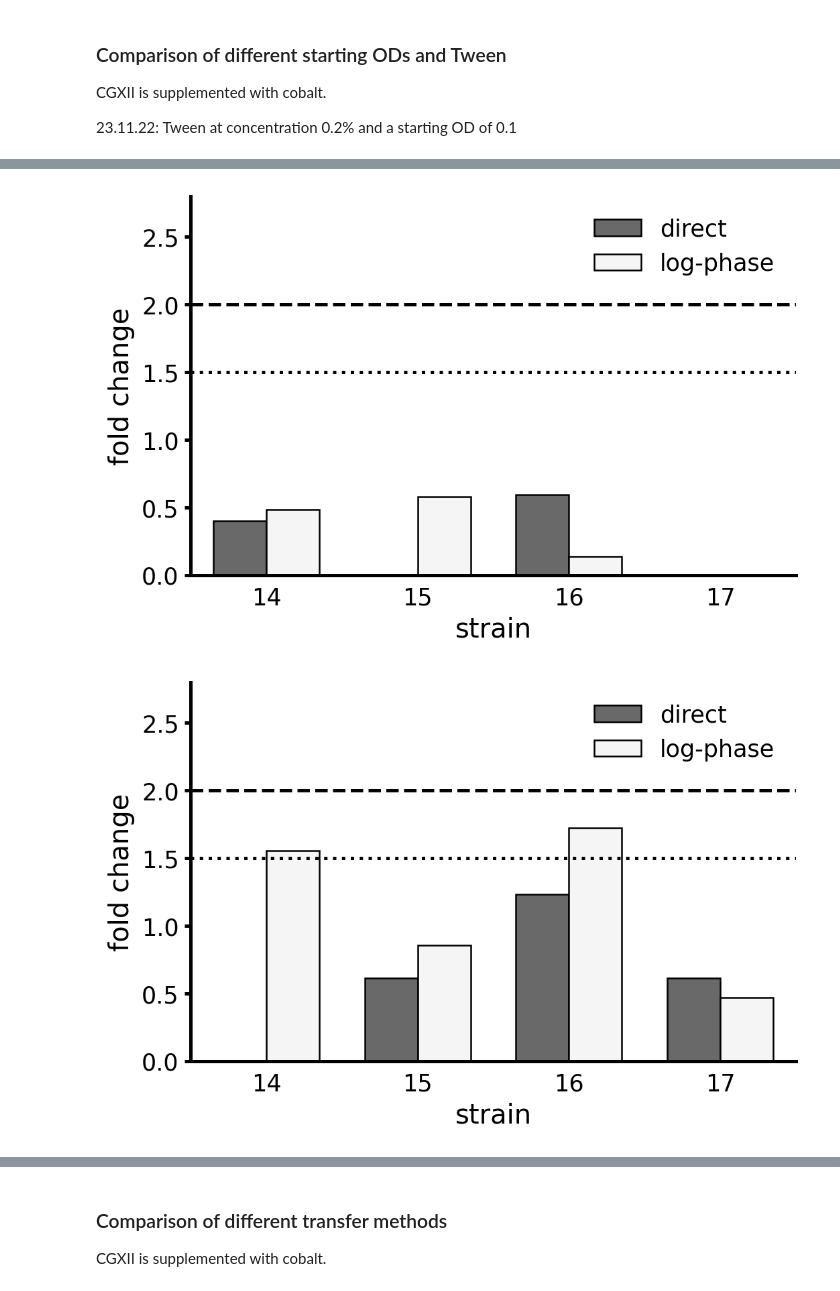
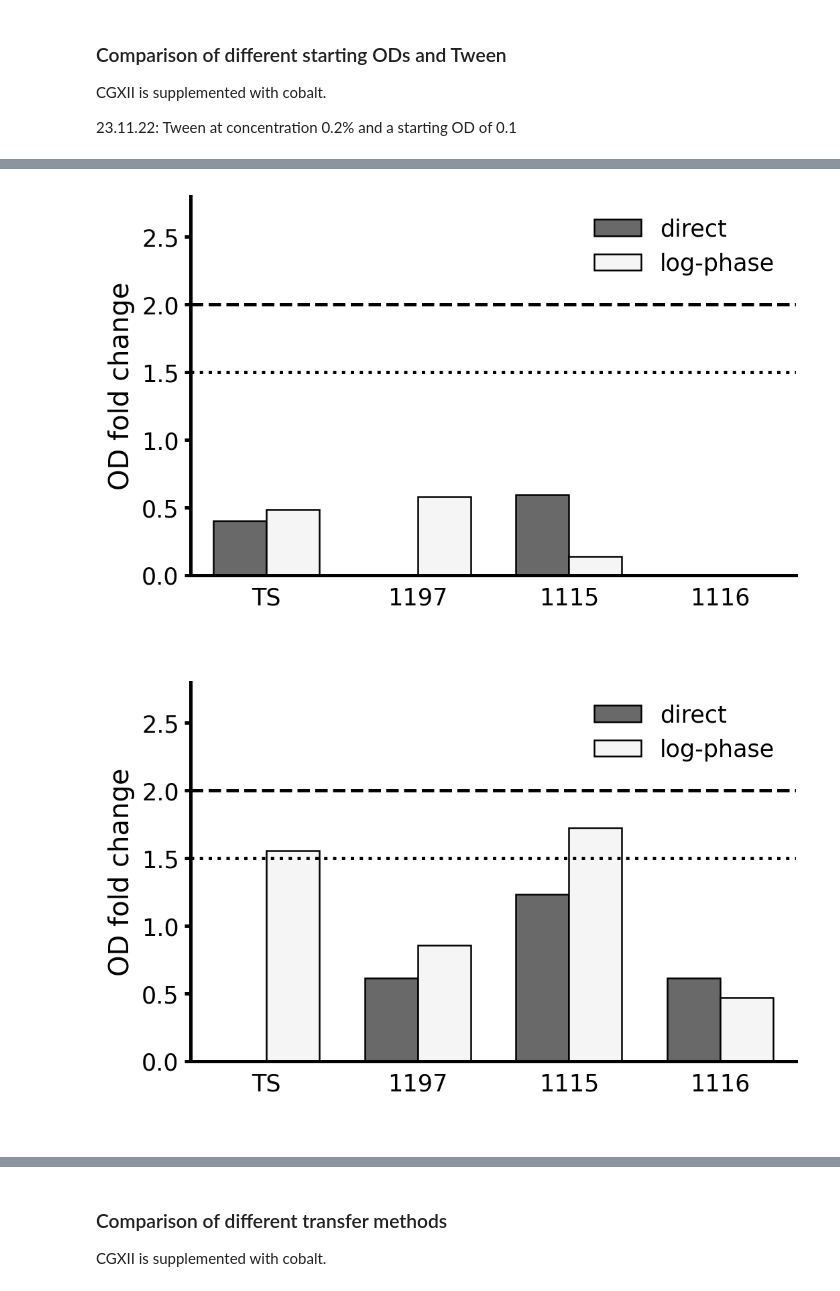
Before and after one commit to draeger-lab/C_striatum_wetlab, a Jupyter notebook: binary_growth_phenotypes/code/growth_binary.ipynb, the cells around one changed output, grey strips where cells are left out. Saved outputs shown, nothing was run; the diff lists cells and outputs as text; code cells hidden in the pictures.

```diff
--- a/binary_growth_phenotypes/code/growth_binary.ipynb
+++ b/binary_growth_phenotypes/code/growth_binary.ipynb
@@ -100,0 +114,11 @@ for strain in ['14', '15', '16', '17']:
+# %%
+plt.close('all')
+ax = sns.barplot(x=new['strain'], y=new['OD'], data=new, hue="time",
+                 edgecolor='k', palette=[greys[0], greys[8]],
+                capsize=.15, errwidth=1, errcolor='k',)
+plt.tick_params(bottom=False)
+plt.ylabel(r'OD$_{600}$')
+plt.xlabel(' ')
+plt.legend()#handleheight=2.2, handlelength=4, loc='upper left')
+plt.tight_layout()
+plt.savefig('../figures/special_screening/CGXII_time_221117.png')
@@ -117,0 +133,12 @@ res
+# %%
+res = pd.read_csv('../data/raw/2022-11-23_CGXII_allNoRep.csv')
+strains = ['14', '15', '16', '17']
+for strain in strains:
+    res[strain] = res[strain+'-24'] / res[strain+'-0']
+
+folds = res[strains].T
+folds.columns = res['mode']
+folds.reset_index(inplace=True)
+folds['index'].replace(STRAINS_LAB, inplace=True)
+folds.rename({'index': 'strain'}, axis=1, inplace=True)
+folds
@@ -118,34 +151,27 @@ res
 # %%
 plt.close('all')
-strains = ['14', '15', '16', '17']
-for strain in strains:
-    res[strain] = res[strain+'-24'] / res[strain+'-0']
-
-folds = res[strains].T
-folds.columns = res['mode']
-
 for modus in ['-0dot1', '-0dot3', '-0dot1-Tween']:
     fig, ax = plt.subplots()
-    vis = folds[['dir'+modus, 'log'+modus]].rename({'dir'+modus:'direct','log'+modus:'log-phase'}, axis=1).reset_index()
-    vis.plot.bar('index', 'direct', rot=0,
+    vis = folds[['strain', 'dir'+modus, 'log'+modus]].rename({'dir'+modus:'direct','log'+modus:'log-phase'}, axis=1).reset_index()
+    vis.plot.bar('strain', 'direct', rot=0,
                 edgecolor='k', #hatch=pat[4],
                 color=greys[0],
                 legend=False, ax=ax, position=1, width=0.35)
-    vis.plot.bar('index', 'log-phase', rot=0,
+    vis.plot.bar('strain', 'log-phase', rot=0,
                 edgecolor='k', #hatch=pat[4],
                 color=greys[8],
                 legend=False, ax=ax, position=0, width=0.35)
     plt.axhline(2, linestyle='dashed', color='k')
     plt.axhline(1.5, linestyle=':', color='k')
     plt.xlim((-0.5, len(vis)-0.5))
     plt.ylim((0,2.8))
-    plt.ylabel(r'fold change')
-    plt.xlabel('strain')
+    plt.ylabel(r'OD fold change')
+    plt.xlabel(' ')
     plt.tick_params(bottom=False)
     plt.legend()#handleheight=2.5, handlelength=3, ncol=2)#, loc='upper left')
     #plt.title(modus[1:])
     plt.tight_layout()
-    plt.savefig('figures/special_screening/CGXII_transfer_' + modus[1:] + '_221123.png')
+    plt.savefig('../figures/special_screening/CGXII_transfer_' + modus[1:] + '_221123.png')
 # %% [output]
-[figure, old version]
+[figure, new version]
-[figure, old version]
+[figure, new version]
```
Also changed, not shown: parts of 22 cells of this notebook, 29 other files.
